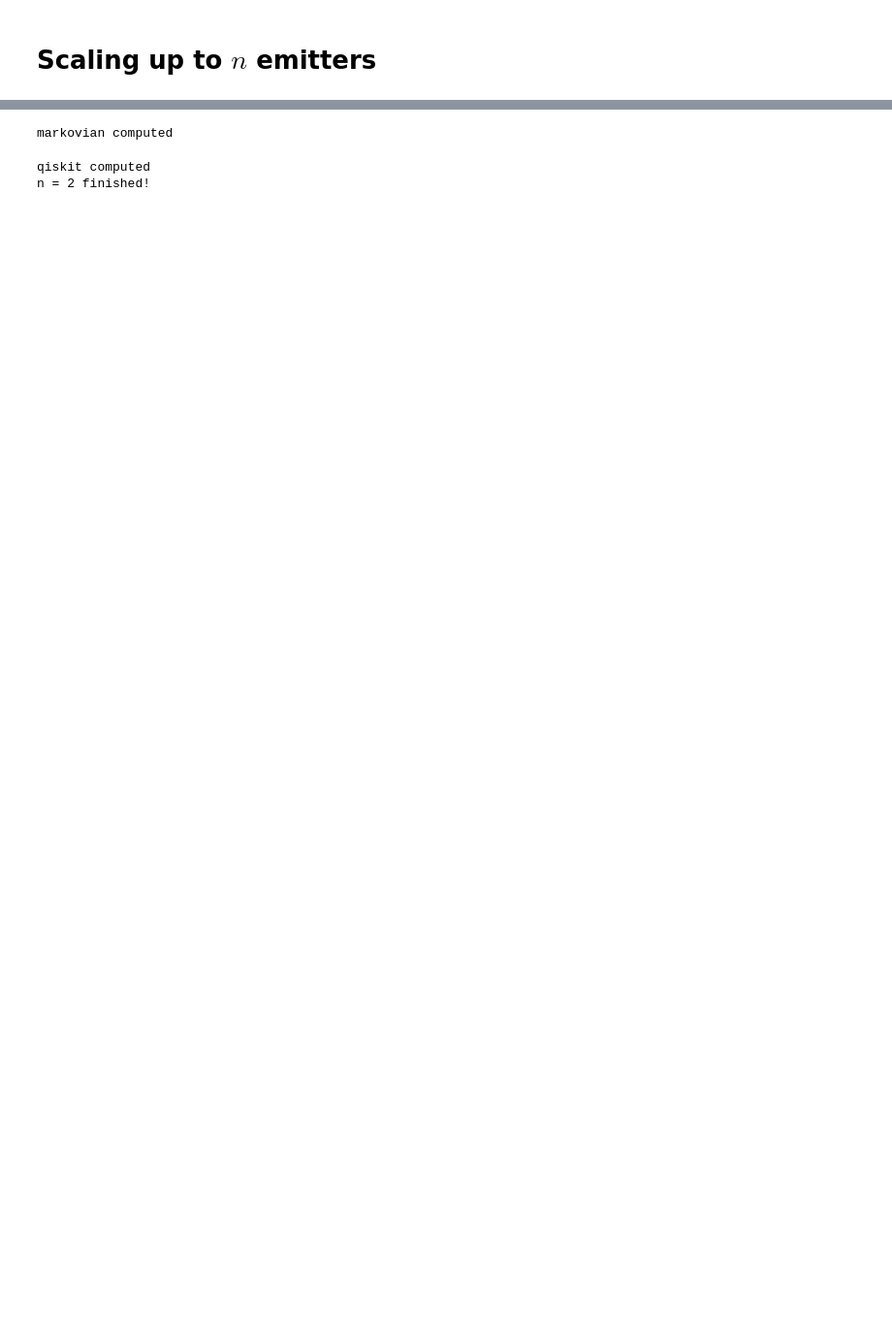
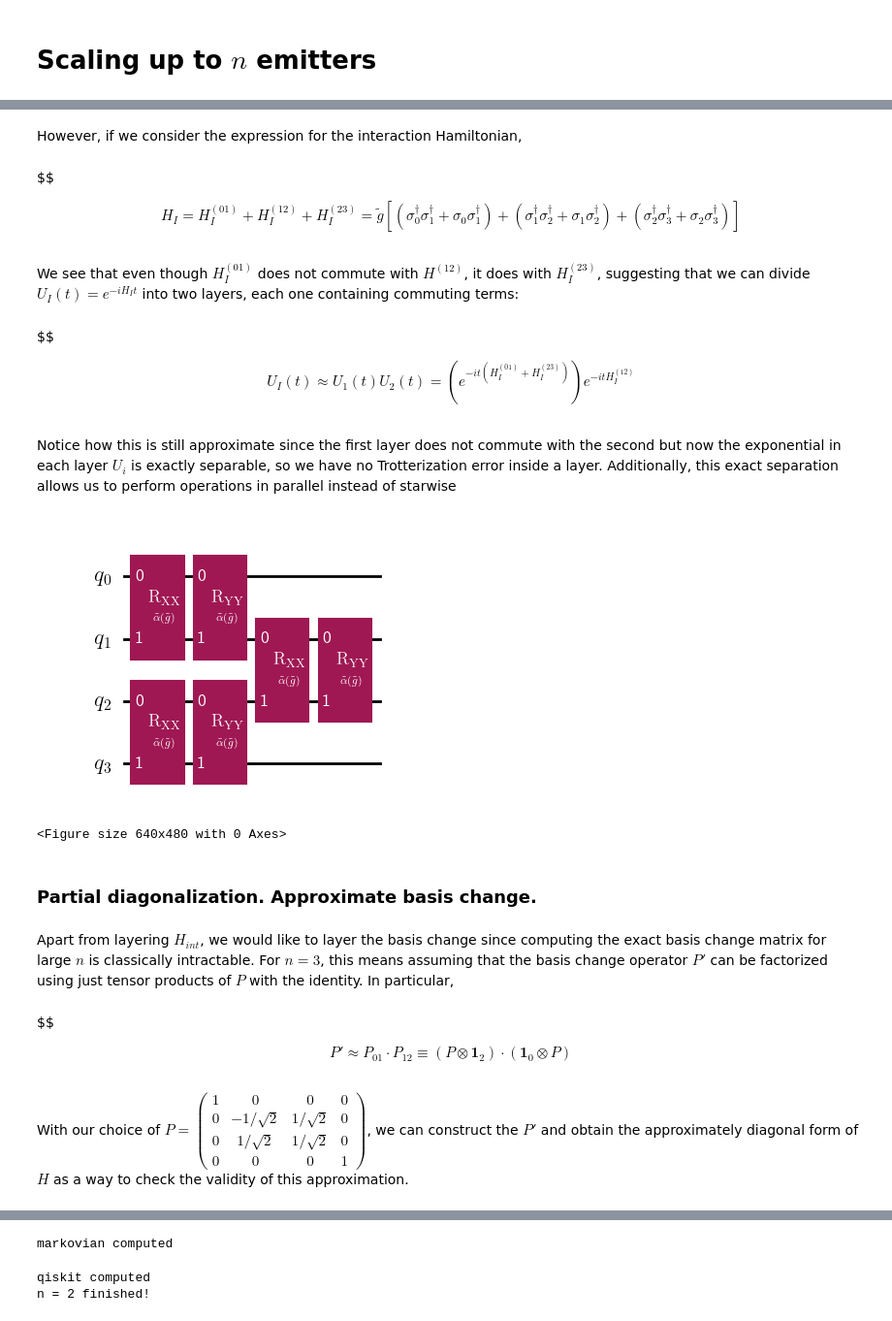
Before and after one commit to bentirher/dissipative-dynamics, a Jupyter notebook: scaling_up_to_n_emitters.ipynb, the cells around one changed output, grey strips where cells are left out. Shown at 97% size. Saved outputs shown, nothing was run; the diff lists cells and outputs as text; code cells hidden in the pictures; blank space fills up the shorter version.

```diff
--- a/scaling_up_to_n_emitters.ipynb
+++ b/scaling_up_to_n_emitters.ipynb
@@ -2,0 +34,57 @@
+# %% [markdown]
+However, if we consider the expression for the interaction Hamiltonian,
+# %% [markdown]
+$$
+\begin{align}
+H_I = H_I^{(01)} + H_I^{(12)} + H_I^{(23)} = \tilde{g} \left[ (\sigma_0^{\dag} \sigma_1^{\dag} + \sigma_0 \sigma_1^{\dag}) + (\sigma_1^{\dag} \sigma_2^{\dag} + \sigma_1 \sigma_2^{\dag}) + (\sigma_2^{\dag} \sigma_3^{\dag} + \sigma_2 \sigma_3^{\dag}) \right]
+\end{align}
+# %% [markdown]
+We see that even though $H_I^{(01)}$ does not commute with $H^{(12)}$, it does with $H_I^{(23)}$, suggesting that we can divide $U_{I} (t) = e^{-iH_It}$ into two layers, each one containing commuting terms:
+# %% [markdown]
+$$
+\begin{align}
+U_I(t) \approx U_1 (t) U_2(t) = \left( e^{-it(H_I^{(01)} + H_I^{(23)})} \right) e^{-itH_I^{(12)}}
+\end{align}
+# %% [markdown]
+Notice how this is still approximate since the first layer does not commute with the second but now the exponential in each layer $U_i$ is exactly separable, so we have no Trotterization error inside a layer. Additionally, this exact separation allows us to perform operations in parallel instead of starwise
+# %%
+from qiskit import QuantumCircuit, QuantumRegister
+from qiskit.circuit import Parameter
+
+import matplotlib.pyplot as plt
+plt.rcParams['text.usetex'] = True
+plt.rcParams['figure.dpi'] = 100
+plt.rcParams['savefig.dpi'] = 600
+
+system = QuantumRegister(4, 'q')
+qc = QuantumCircuit(system)
+tilde_alpha = Parameter('$\\tilde{\\alpha} (\\tilde{g})$')
+
+
+for i in range(0,3,2):
+
+    qc.rxx(tilde_alpha, system[i], system[i+1])
+    qc.ryy(tilde_alpha, system[i], system[i+1])
+
+for i in range(1,3,2):
+
+    qc.rxx(tilde_alpha, system[i], system[i+1])
+    qc.ryy(tilde_alpha, system[i], system[i+1])
+
+a = qc.draw('mpl')
+plt.savefig('figures/layering_of_h_int')
+a
+# %% [output]
+[figure, added]
+<Figure size 640x480 with 0 Axes>
+# %% [markdown]
+### Partial diagonalization. Approximate basis change.
+# %% [markdown]
+Apart from layering $H_{int}$, we would like to layer the basis change since computing the exact basis change matrix for large $n$ is classically intractable. For $n = 3$, this means assuming that the basis change operator $P'$ can be factorized using just tensor products of $P$ with the identity. In particular,
+# %% [markdown]
+$$
+\begin{align}
+P' \approx P_{01} \cdot P_{12} \equiv (P \otimes \mathbf{1}_2) \cdot (\mathbf{1}_0 \otimes P)
+\end{align}
+# %% [markdown]
+With our choice of $P = \begin{pmatrix} 1 & 0 & 0 & 0 \\ 0 & -1/\sqrt{2} & 1/\sqrt{2} & 0 \\ 0 & 1/\sqrt{2} & 1/\sqrt{2} & 0 \\ 0 & 0 & 0 & 1  \end{pmatrix} $, we can construct the $P'$ and obtain the approximately diagonal form of $H$ as a way to check the validity of this approximation.
```
Also changed, not shown: parts of 13 cells of this notebook.
